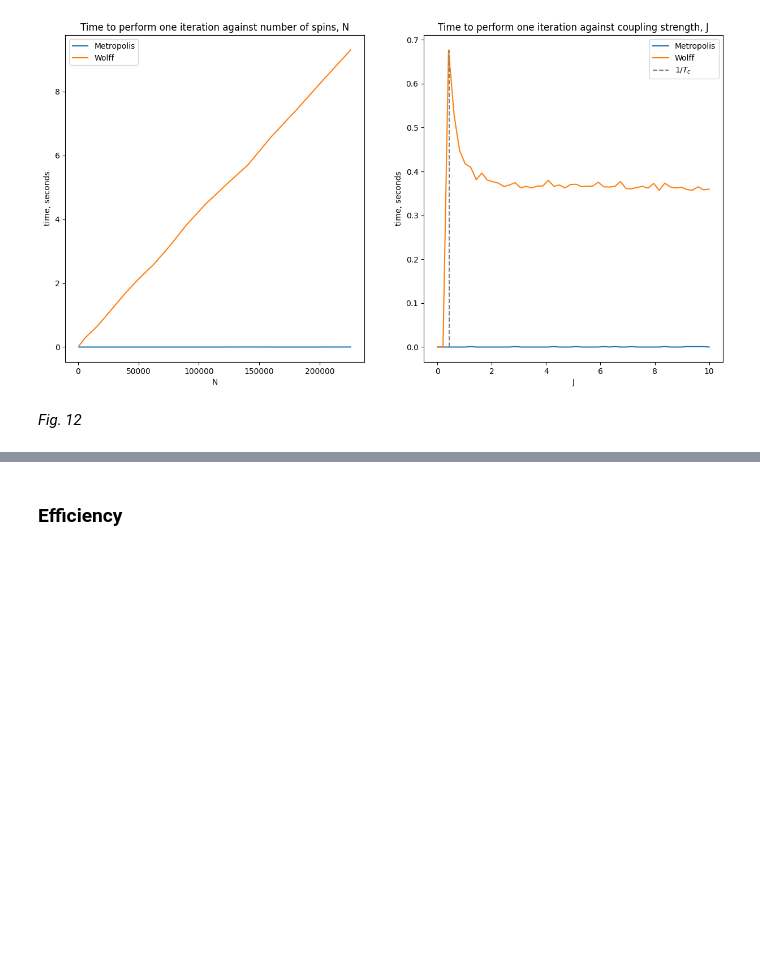
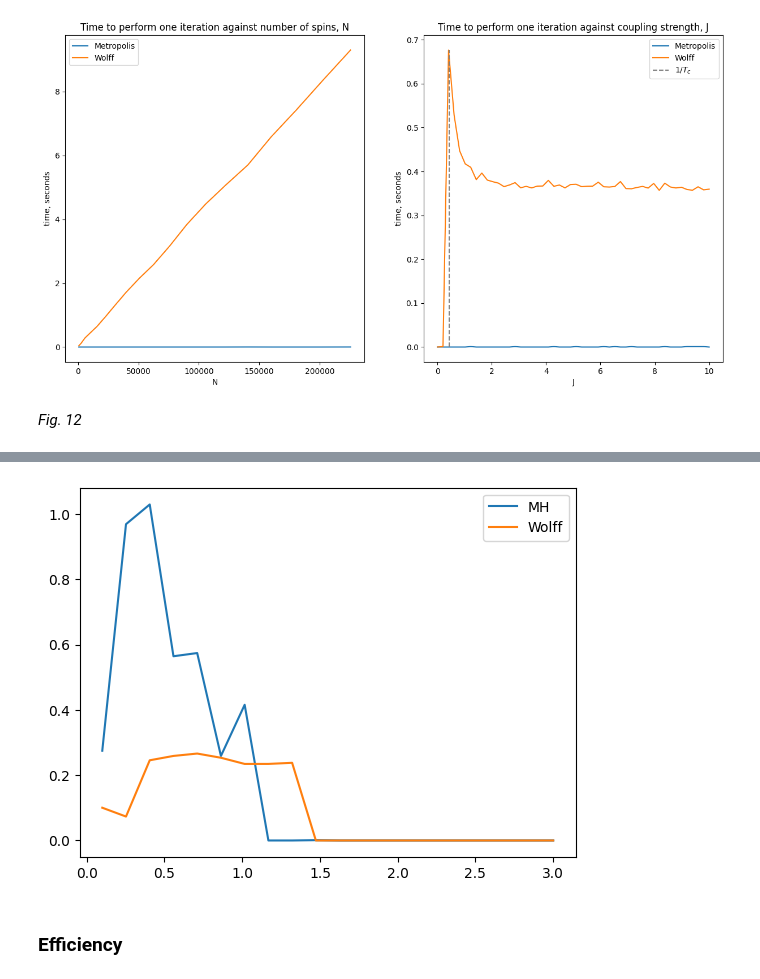
Before and after one commit to Part-II-Computational-Physics/cluster-algorithms-for-monte-carlo-jbd29, a Jupyter notebook: Report.ipynb, the cells around one changed output, grey strips where cells are left out. Cells and saved outputs as stored; diff of their text form; code cells hidden in the pictures; blank space fills up the shorter version.

```diff
--- a/isiing set up 2.ipynb
+++ b/Report.ipynb
@@ -843,0 +865,12 @@ plt.plot(lattice_widths, total_MH_execute_time_width)
+# %%
+Wolff_autocorr_time_against_J = []
+
+for J in Js:
+    for i in range(5):
+        Wolff_temp = []
+        lattice = make_lattice(25,1)
+        Ms, sweeps = Wolff_evolve_and_compute_M(lattice,1,J,301)
+        Wolff_autocov = compute_autocovariance(Ms,301)
+        Wolff_temp.append(estimate_correlation_time(Wolff_autocov))
+    Wolff_autocorr_time_against_J.append(np.mean(Wolff_temp))
+    print(J, Wolff_autocorr_time_against_J)
@@ -844,3 +880,27 @@ plt.plot(lattice_widths, total_MH_execute_time_width)
+# %%
+total_MH_execute_time_J = []
+total_Wolff_execute_time_J = []
+
+
+for i in range(len(MH_autocorr_time_against_J)):
+    lattice = make_lattice(25,1)
+    start = time.time()
+    Ms, sweeps = evolve_and_compute_M(lattice,1,Js[i],0,10*int(MH_autocorr_time_against_J[i]))
+    end = time.time()
+    total_MH_execute_time_J.append(end - start)
+    lattice = make_lattice(25,1)
+    start = time.time()
+    Ms, sweeps = Wolff_evolve_and_compute_M(lattice,1,Js[i],10*int(Wolff_autocorr_time_against_J[i]))
+    end = time.time()
+    total_Wolff_execute_time_J.append(end - start)
+    print(i)
+# %%
+plt.plot(Js, total_MH_execute_time_J, label = 'MH')
+plt.plot(Js, total_Wolff_execute_time_J, label = 'Wolff')
+plt.legend()
+plt.show()
+# %% [output]
+[figure, added]
 # %% [markdown]
 ### Efficiency
 # %% [markdown]
```
Also changed, not shown: parts of 10 cells of this notebook.
